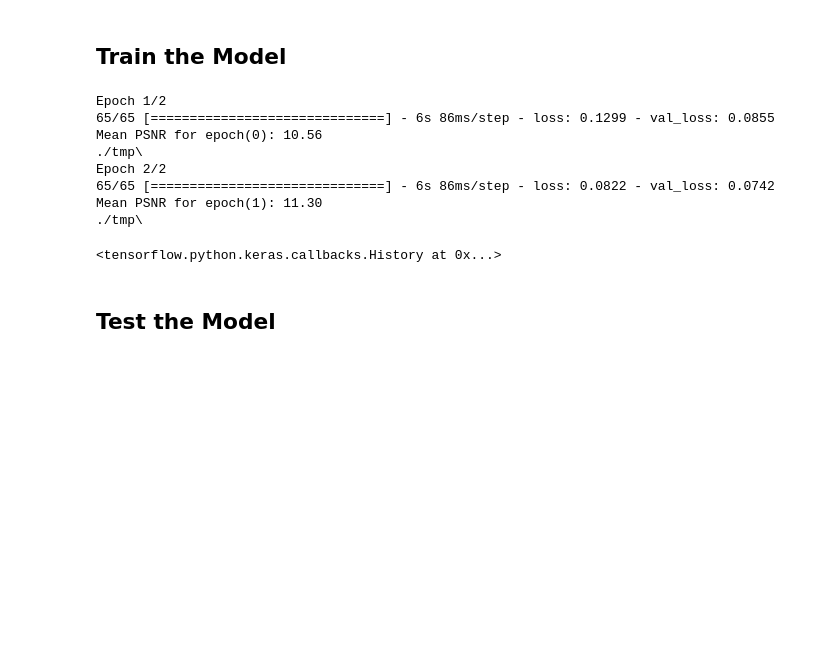
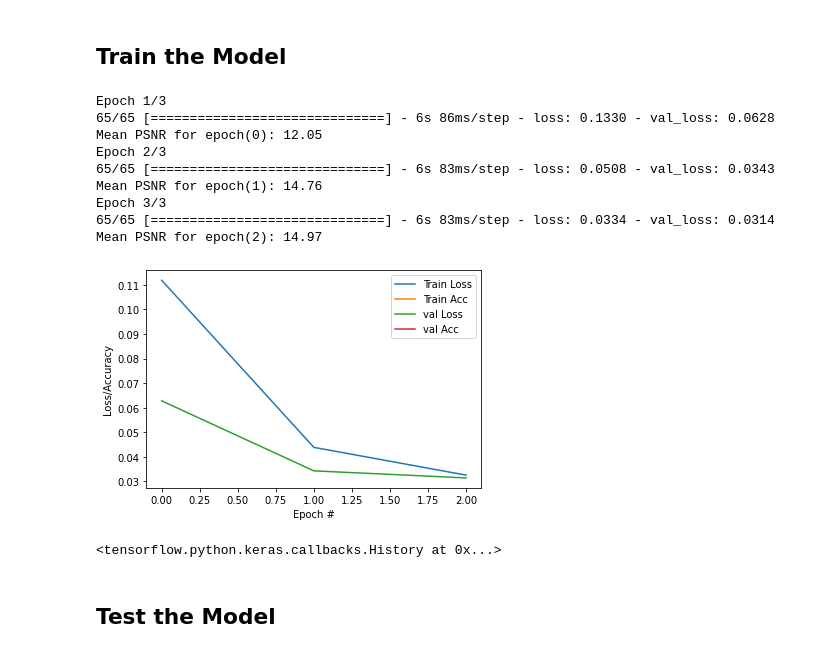
Before and after one commit to richardhemphill/ECE5268_MiniProject, a Jupyter notebook: ICP/Hemphill_IPC.ipynb, the cells around one changed output. Cells and saved outputs as stored; diff of their text form; code cells hidden in the pictures; blank space fills up the shorter version.

Commit message:
plot results

```diff
--- a/ICP/Hemphill_IPC.ipynb
+++ b/ICP/Hemphill_IPC.ipynb
@@ -213,16 +233,18 @@ opt = keras.optimizers.SGD(learning_rate=0.001)
 lossFn = keras.losses.MeanSquaredError()
 # %%
 sr.compile(optimizer=opt, loss=lossFn)
-sr.fit(trainSet, epochs=EPOCHS, callbacks=callbacks, validation_data=valSet, use_multiprocessing=True, verbose=1)
+sr.fit(trainSet, epochs=EPOCHS, callbacks=[SuperCallback()], validation_data=valSet, use_multiprocessing=True, verbose=1)
 # %% [output]
-Epoch 1/2
-65/65 [==============================] - 6s 86ms/step - loss: 0.1299 - val_loss: 0.0855
-Mean PSNR for epoch(0): 10.56
-./tmp\
-Epoch 2/2
-65/65 [==============================] - 6s 86ms/step - loss: 0.0822 - val_loss: 0.0742
-Mean PSNR for epoch(1): 11.30
-./tmp\
+Epoch 1/3
+65/65 [==============================] - 6s 86ms/step - loss: 0.1330 - val_loss: 0.0628
+Mean PSNR for epoch(0): 12.05
+Epoch 2/3
+65/65 [==============================] - 6s 83ms/step - loss: 0.0508 - val_loss: 0.0343
+Mean PSNR for epoch(1): 14.76
+Epoch 3/3
+65/65 [==============================] - 6s 83ms/step - loss: 0.0334 - val_loss: 0.0314
+Mean PSNR for epoch(2): 14.97
+[figure, added]
 <tensorflow.python.keras.callbacks.History at 0x...>
 # %% [markdown]
 ## Test the Model
```
Also changed, not shown: parts of 8 cells of this notebook.
